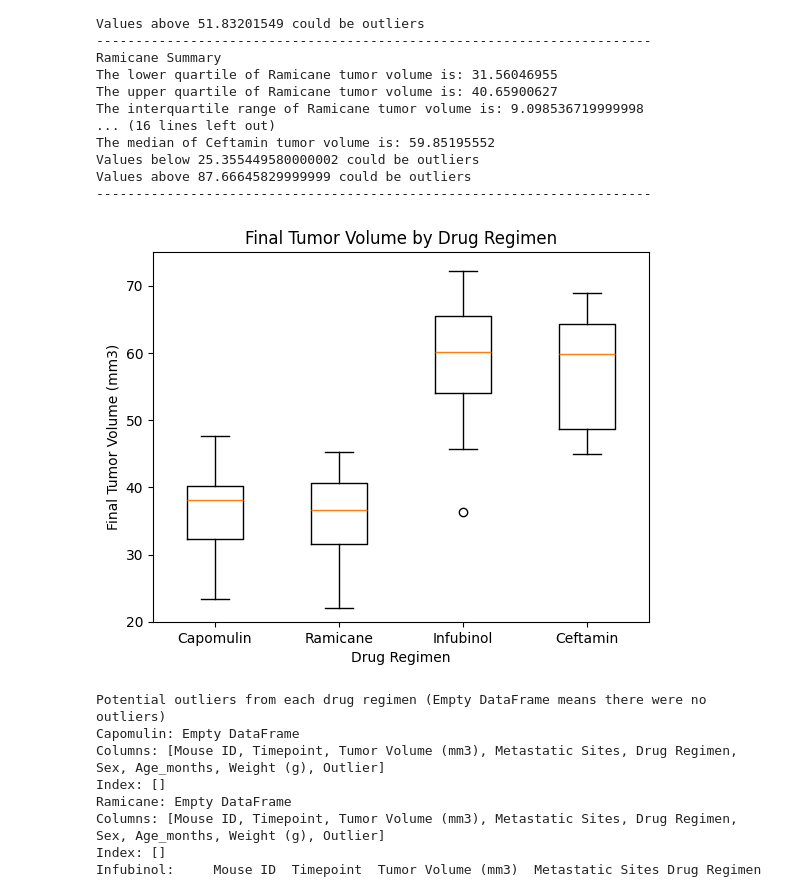
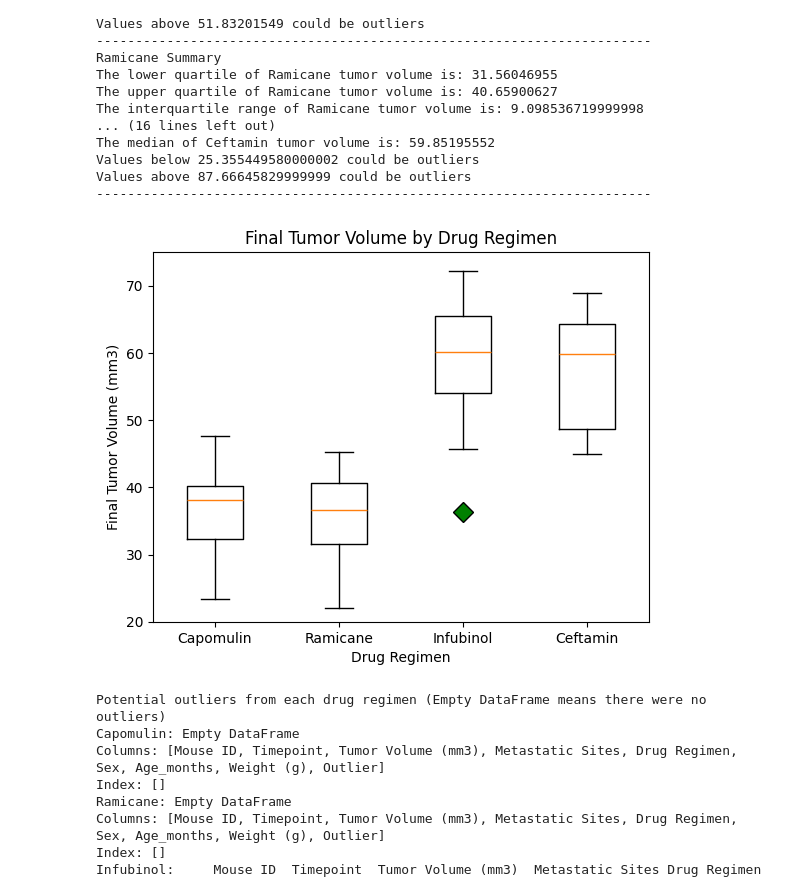
Before and after one commit to samwallach7/5-pymaceuticals, a Jupyter notebook: Pymaceuticals/pymaceuticals_SW.ipynb, the cells around one changed output. Saved outputs shown, nothing was run; the diff lists cells and outputs as text; code cells hidden in the pictures.

Commit message:
Boxplot styling

```diff
--- a/Pymaceuticals/pymaceuticals_SW.ipynb
+++ b/Pymaceuticals/pymaceuticals_SW.ipynb
@@ -418,17 +418,18 @@ Values above 87.66645829999999 could be outliers
 # %%
 # Generate a box plot that shows the distrubution of the tumor volume for each treatment group.
 x_axis = np.arange(len(drug_regimens_analyzed)) +1
+flierprops = dict(marker='D', markerfacecolor='green', markersize=10)
 
-plt.boxplot([tumor_volume_capomulin, tumor_volume_ramicane, tumor_volume_infubinol, tumor_volume_ceftamin])
+plt.boxplot([tumor_volume_capomulin, tumor_volume_ramicane, tumor_volume_infubinol, tumor_volume_ceftamin], flierprops=flierprops)
 tick_locations = [value for value in x_axis]
 plt.xticks(tick_locations, drug_regimens_analyzed)
 plt.ylim(20,75)
 plt.title("Final Tumor Volume by Drug Regimen")
 plt.xlabel("Drug Regimen")
 plt.ylabel("Final Tumor Volume (mm3)")
 plt.show()
 # %% [output]
-[figure, old version]
+[figure, new version]
 # %%
 # Determine outliers using upper and lower bounds
 outliers_capomulin_list = (tumor_volume_capomulin >= upper_bound_capomulin) | (tumor_volume_capomulin <= lower_bound_capomulin)
```
